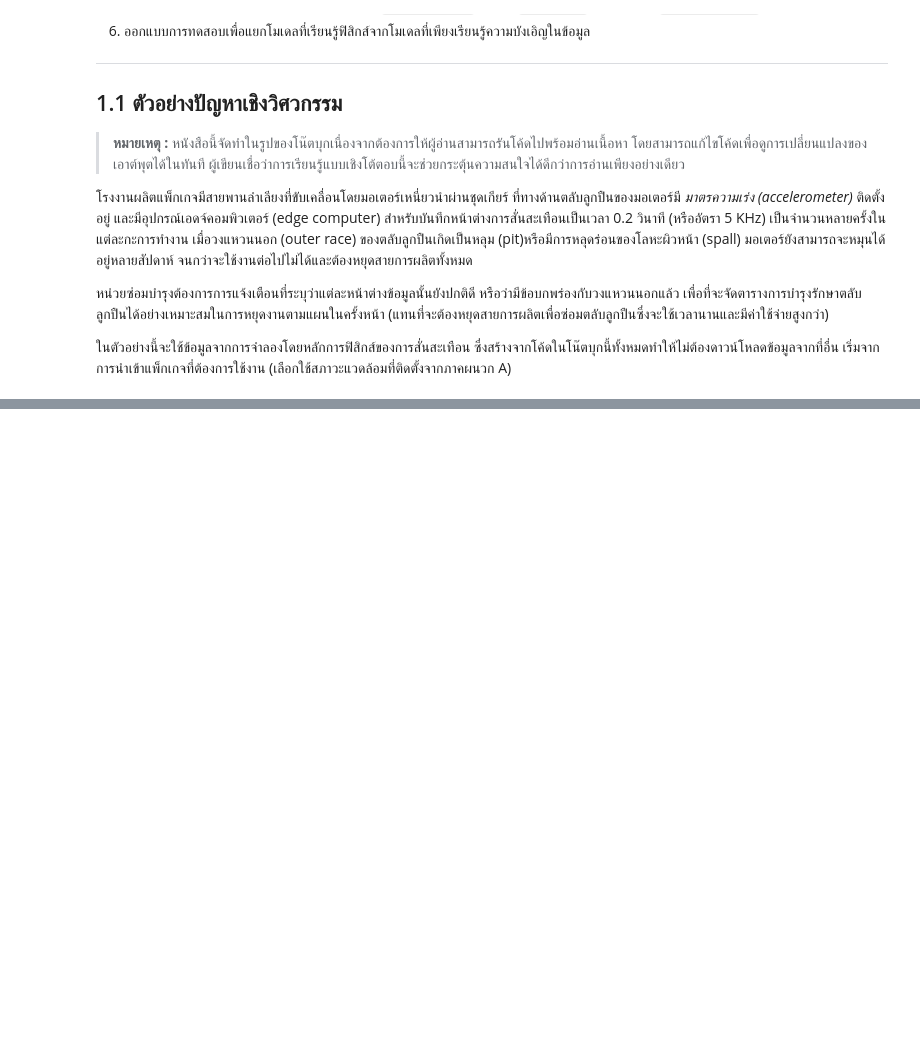
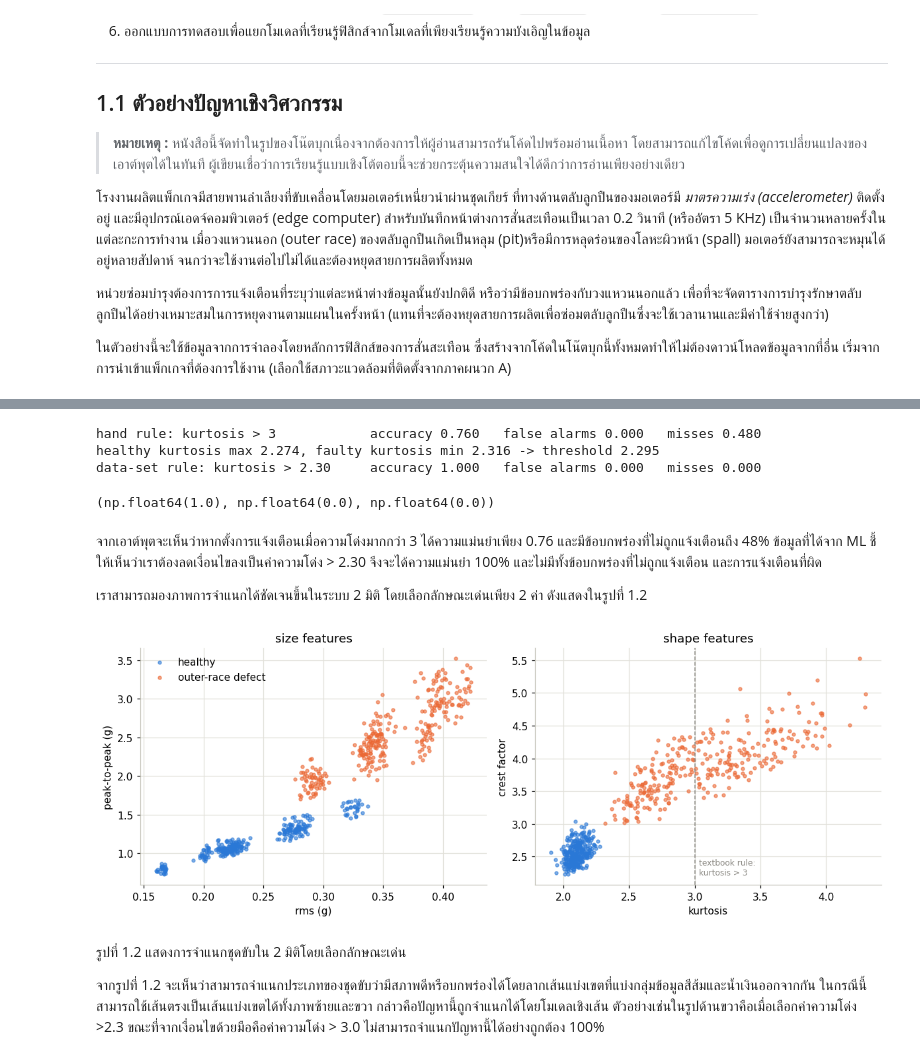
Before and after one commit to dewdotninja/ml4i, a Jupyter notebook: chapter1/ml4i_chapter1.ipynb, the cells around one changed output, grey strips where cells are left out. Drawn from its saved outputs; the diff is of its cells as text; code cells hidden in the pictures; blank space fills up the shorter version.

```diff
--- a/chapter1/ml4i_chapter1.ipynb
+++ b/chapter1/ml4i_chapter1.ipynb
@@ -82,3 +226,50 @@ torch        2.12.0 (needed from Chapter 8 on)
+# %%
+def report(name, y_true, y_pred):
+    y_true, y_pred = np.asarray(y_true), np.asarray(y_pred)
+    acc = (y_true == y_pred).mean()
+    fa = y_pred[y_true == 0].mean()          # false-alarm rate on healthy windows
+    miss = 1 - y_pred[y_true == 1].mean()    # miss rate on faulty windows
+    print(f"{name:<34s} accuracy {acc:.3f}   false alarms {fa:.3f}   misses {miss:.3f}")
+    return acc, fa, miss
+
+report("hand rule: kurtosis > 3", log.label, (log["kurtosis"] > 3).astype(int))
+
+# the same feature, threshold chosen from the data: midpoint between the classes
+k_h_max = log["kurtosis"][log.label == 0].max()
+k_f_min = log["kurtosis"][log.label == 1].min()
+thr = 0.5 * (k_h_max + k_f_min)
+print(f"healthy kurtosis max {k_h_max:.3f}, faulty kurtosis min {k_f_min:.3f} -> threshold {thr:.3f}")
+report("data-set rule: kurtosis > %.2f" % thr, log.label, (log["kurtosis"] > thr).astype(int))
+# %% [output]
+hand rule: kurtosis > 3            accuracy 0.760   false alarms 0.000   misses 0.480
+healthy kurtosis max 2.274, faulty kurtosis min 2.316 -> threshold 2.295
+data-set rule: kurtosis > 2.30     accuracy 1.000   false alarms 0.000   misses 0.000
+(np.float64(1.0), np.float64(0.0), np.float64(0.0))
+# %% [markdown]
+จากเอาต์พุตจะเห็นว่าหากตั้งการแจ้งเตือนเมื่อความโด่งมากกว่า 3 ได้ความแม่นยำเพียง 0.76 และมีข้อบกพร่องที่ไม่ถูกแจ้งเตือนถึง 48% ข้อมูลที่ได้จาก ML ชี้ให้เห็นว่าเราต้องลดเงื่อนไขลงเป็นค่าความโด่ง > 2.30 จึงจะได้ความแม่นยำ 100% และไม่มีทั้งข้อบกพร่องที่ไม่ถูกแจ้งเตือน และการแจ้งเตือนที่ผิด
+
+เราสามารถมองภาพการจำแนกได้ชัดเจนขึ้นในระบบ 2 มิติ โดยเลือกลักษณะเด่นเพียง 2 ค่า ดังแสดงในรูปที่ 1.2
+# %%
+# Figure 1.2: the log in two feature planes
+fig, axes = plt.subplots(1, 2, figsize=(11, 4.2))
+for lab in (0, 1):
+    s = log[log.label == lab]
+    axes[0].scatter(s.rms, s["ptp"], s=10, alpha=0.6, color=CLASS_COLORS[lab], label=CLASS_NAMES[lab])
+    axes[1].scatter(s["kurtosis"], s.crest, s=10, alpha=0.6, color=CLASS_COLORS[lab], label=CLASS_NAMES[lab])
+axes[0].set(xlabel="rms (g)", ylabel="peak-to-peak (g)", title="size features")
+axes[1].set(xlabel="kurtosis", ylabel="crest factor", title="shape features")
+axes[1].axvline(3.0, color=MUTED, ls="--", lw=1)
+axes[1].text(3.03, axes[1].get_ylim()[0] + 0.15, "textbook rule:\nkurtosis > 3", color=MUTED, fontsize=8)
+axes[0].legend(loc="upper left")
+fig.tight_layout()
+savefig("ch01_feature_planes")
+plt.show()
+# %% [output]
+[figure, added]
+# %% [markdown]
+รูปที่ 1.2 แสดงการจำแนกชุดขับใน 2 มิติโดยเลือกลักษณะเด่น
+
+จากรูปที่ 1.2 จะเห็นว่าสามารถจำแนกประเภทของชุดขับว่ามีสภาพดีหรือบกพร่องได้โดยลากเส้นแบ่งเขตที่แบ่งกลุ่มข้อมูลสีส้มและน้ำเงินออกจากกัน ในกรณีนี้สามารถใช้เส้นตรงเป็นเส้นแบ่งเขตได้ทั้งภาพซ้ายและขวา กล่าวคือปัญหานี้ถูกจำแนกได้โดยโมเดลเชิงเส้น ตัวอย่างเช่นในรูปด้านขวาคือเมื่อเลือกค่าความโด่ง >2.3 ขณะที่จากเงื่อนไขด้วยมือคือค่าความโด่ง > 3.0 ไม่สามารถจำแนกปัญหานี้ได้อย่างถูกต้อง 100%
 # %% [markdown]
 <div align="center">
 <img src="https://raw.githubusercontent.com/dewdotninja/sharing-github/refs/heads/master/dewninja_logo50.jpg" alt="dewninja"/>
```
Also changed, not shown: parts of 10 cells of this notebook.
